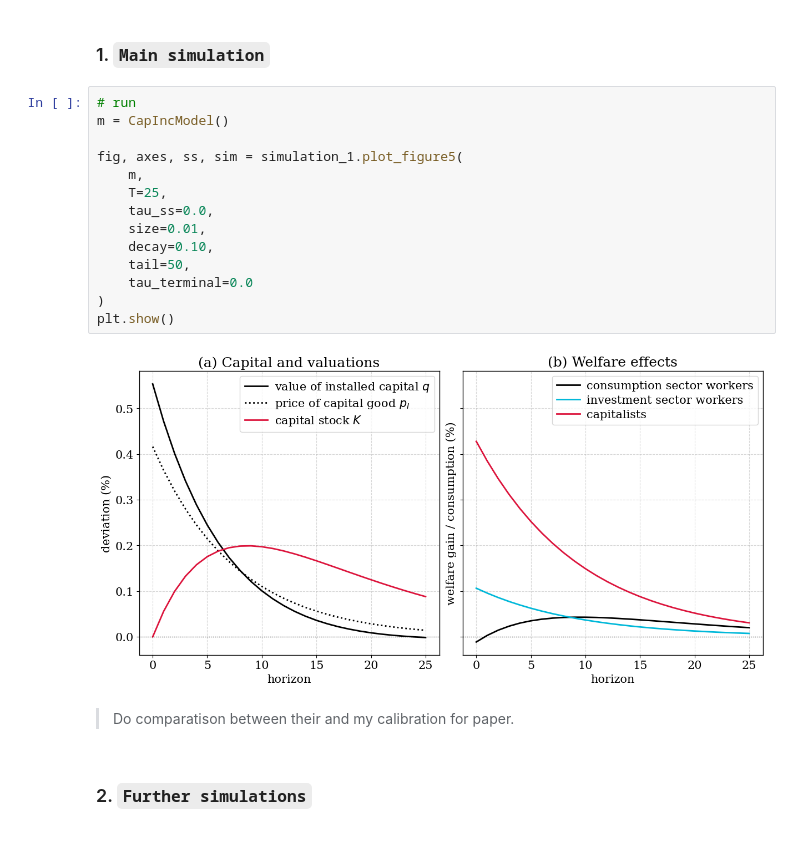
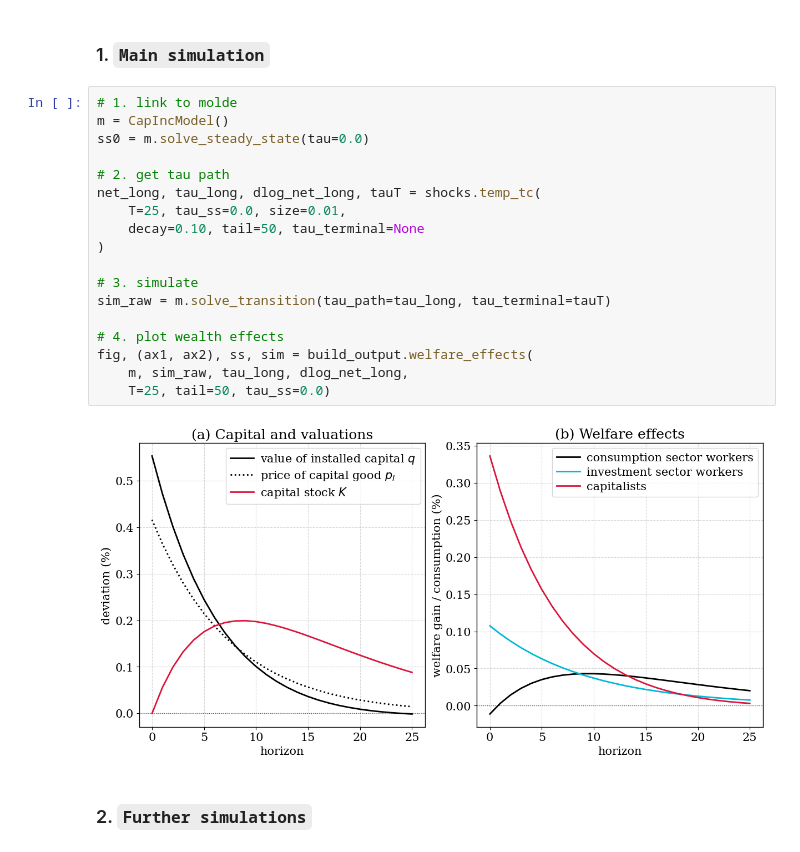
Before and after one commit to cfn368/ba_capinc, a Jupyter notebook: 2_dynamic_model.ipynb, the cells around one changed output. Cells and saved outputs as stored; diff of their text form.

```diff
--- a/2_dynamic_model.ipynb
+++ b/2_dynamic_model.ipynb
@@ -28,24 +9,26 @@ The autoreload extension is already loaded. To reload it, use:
 **Outcome:** Get a better grasp on the model dynamics and replicate their results - then only DK-calibration/extention is left.
 # %% [markdown]
 ### 1. `Main simulation`
-# %%
-# run
-m = CapIncModel()
-
-fig, axes, ss, sim = simulation_1.plot_figure5(
-    m,
-    T=25,
-    tau_ss=0.0,
-    size=0.01,
-    decay=0.10,
-    tail=50,
-    tau_terminal=0.0
-)
-plt.show()
-# %% [output]
-[figure, removed]
-# %% [markdown]
-> Do comparatison between their and my calibration for paper.
+# %%
+# 1. link to molde
+m = CapIncModel()
+ss0 = m.solve_steady_state(tau=0.0)
+
+# 2. get tau path
+net_long, tau_long, dlog_net_long, tauT = shocks.temp_tc(
+    T=25, tau_ss=0.0, size=0.01,
+    decay=0.10, tail=50, tau_terminal=None
+)
+
+# 3. simulate
+sim_raw = m.solve_transition(tau_path=tau_long, tau_terminal=tauT)
+
+# 4. plot wealth effects
+fig, (ax1, ax2), ss, sim = build_output.welfare_effects(
+    m, sim_raw, tau_long, dlog_net_long,
+    T=25, tail=50, tau_ss=0.0)
+# %% [output]
+[figure, added]
 # %% [markdown]
 ### 2. `Further simulations`
 # %% [markdown]
```
Also changed, not shown: parts of 5 cells of this notebook, 10 other files.
